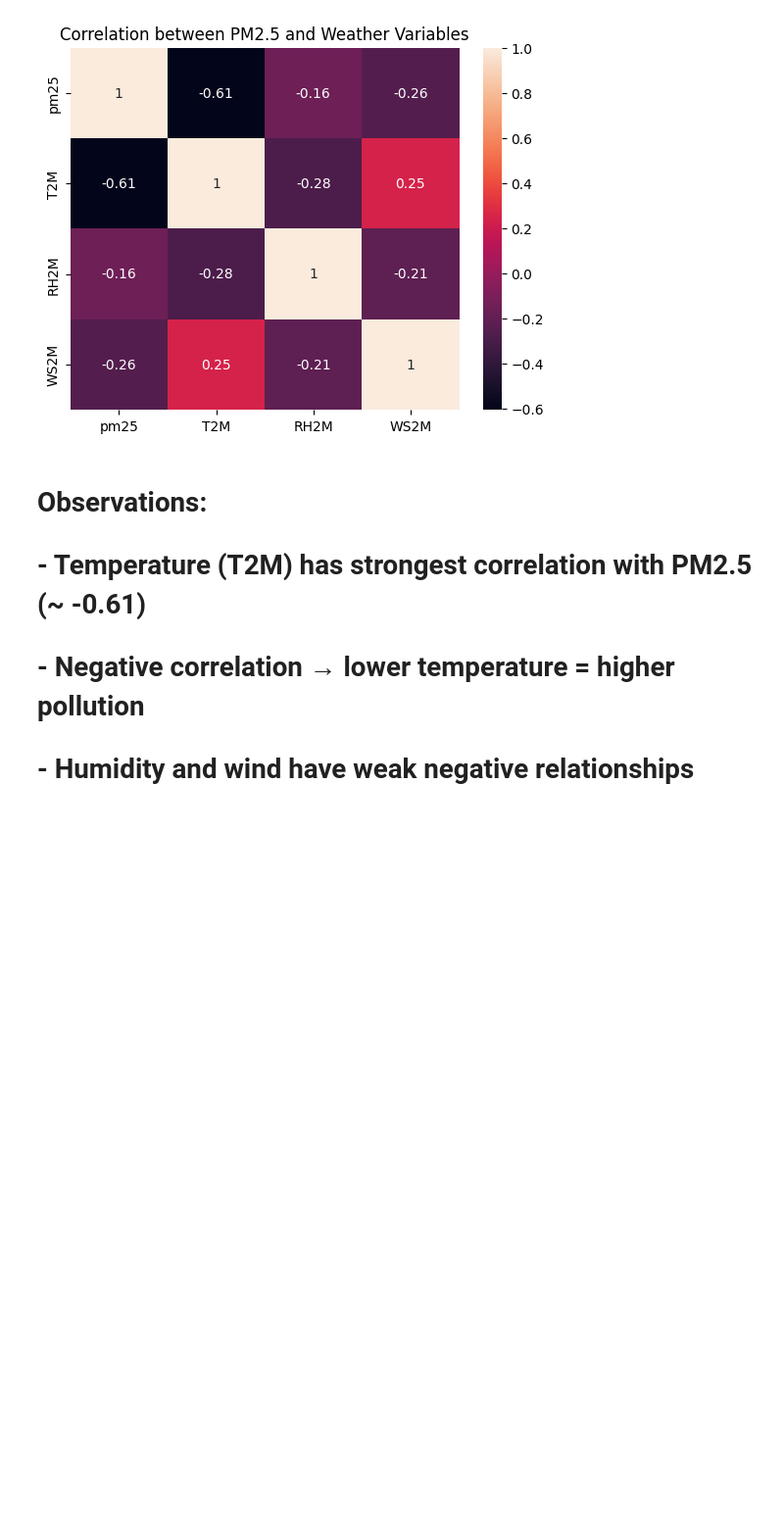
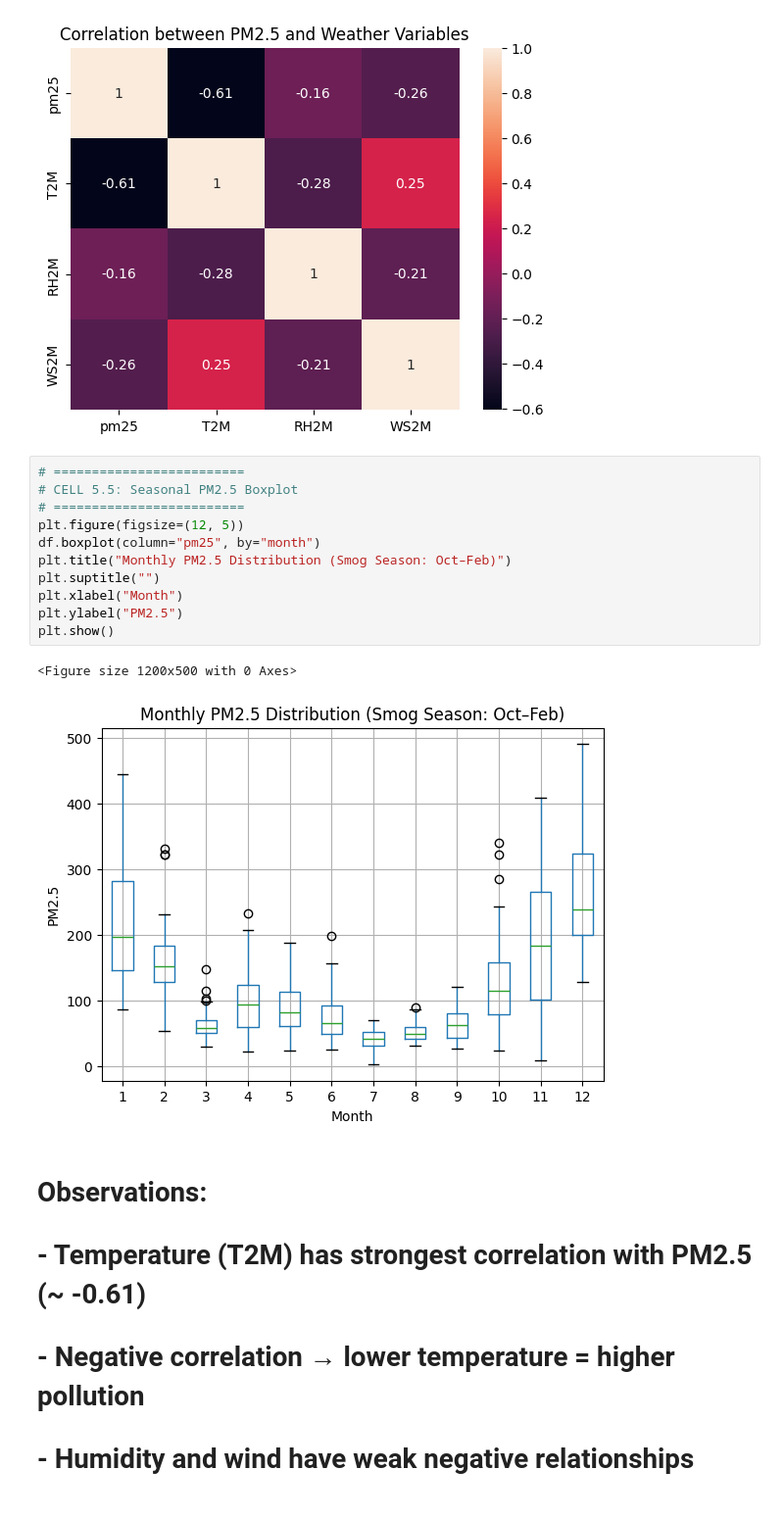
Before and after one commit to eeshhwaq/SMOG-Predictor, a Jupyter notebook: notebooks/model_training.ipynb, the cells around one changed output. Shown at 98% size. Cells and saved outputs as stored; diff of their text form; blank space fills up the shorter version.

```diff
--- a/notebooks/model_training.ipynb
+++ b/notebooks/model_training.ipynb
@@ -135,6 +135,20 @@ plt.title("Correlation between PM2.5 and Weather Variables")
 plt.show()
 # %% [output]
 [figure]
+# %%
+# =========================
+# CELL 5.5: Seasonal PM2.5 Boxplot
+# =========================
+plt.figure(figsize=(12, 5))
+df.boxplot(column="pm25", by="month")
+plt.title("Monthly PM2.5 Distribution (Smog Season: Oct–Feb)")
+plt.suptitle("")
+plt.xlabel("Month")
+plt.ylabel("PM2.5")
+plt.show()
+# %% [output]
+<Figure size 1200x500 with 0 Axes>
+[figure, added]
 # %% [markdown]
 # Observations:
 # - Temperature (T2M) has strongest correlation with PM2.5 (~ -0.61)
```
Also changed, not shown: parts of 8 cells of this notebook, 1 other file.
